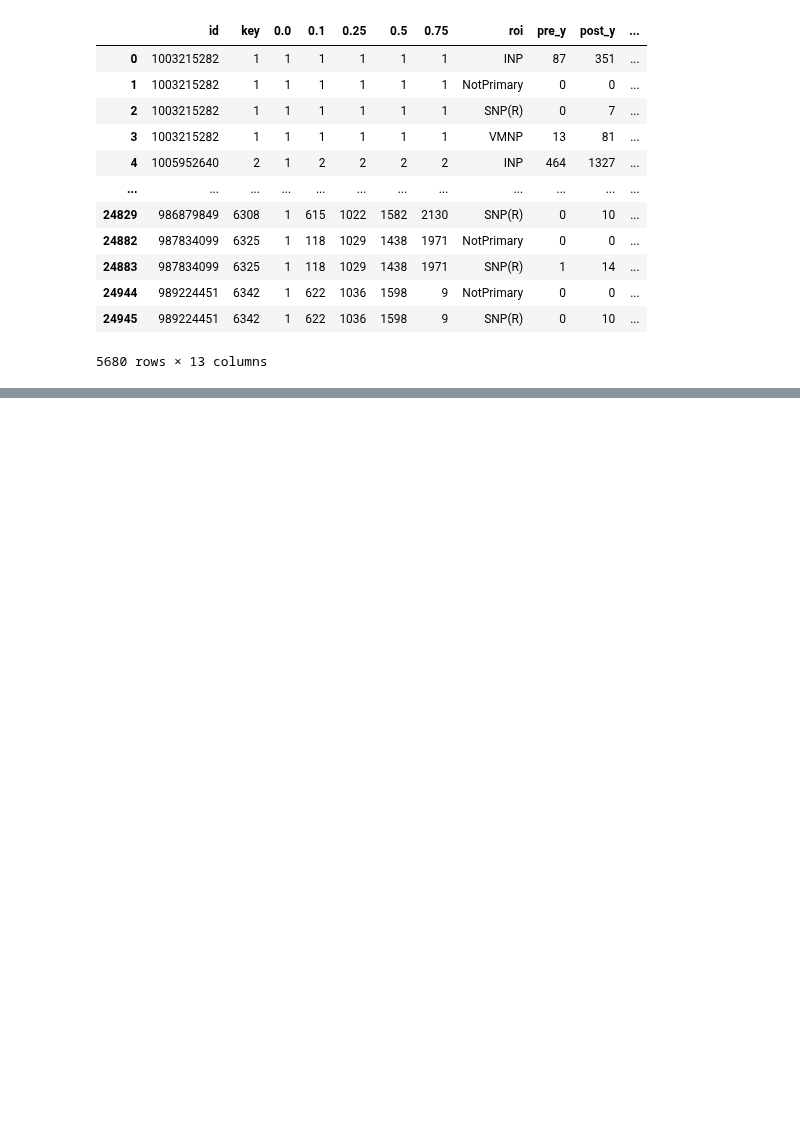
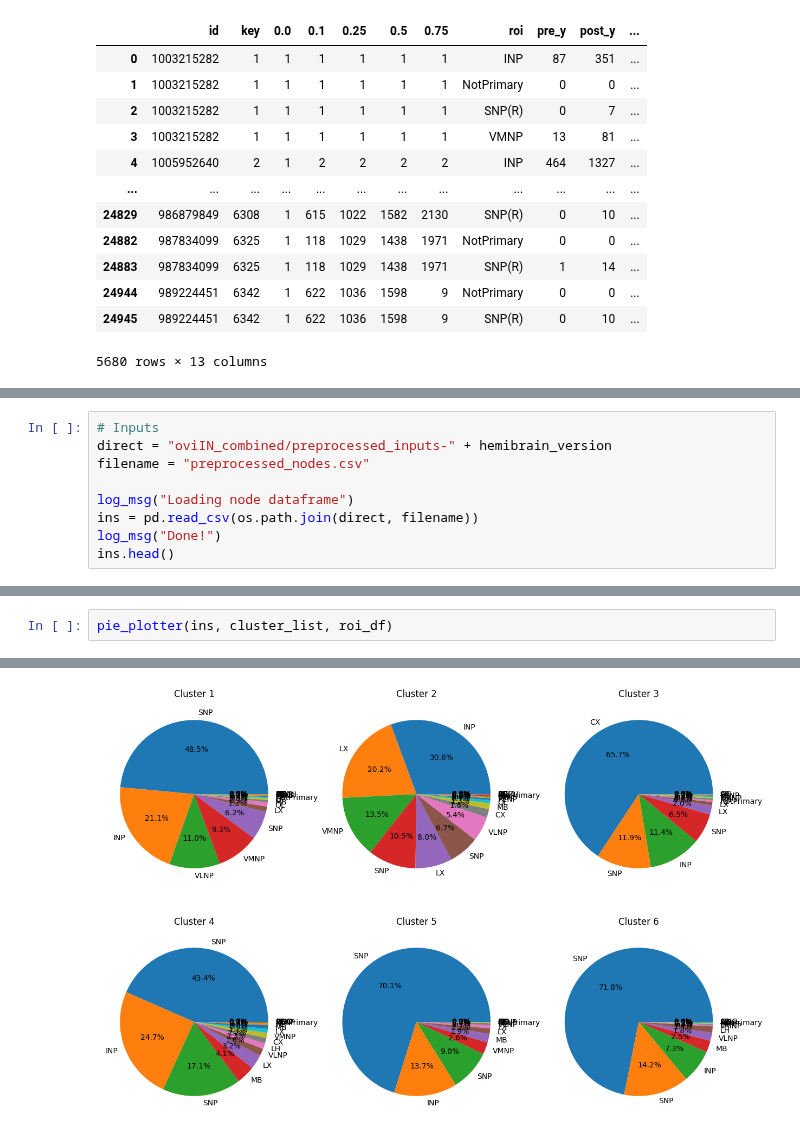
Before and after one commit to RhessaWL/flybrain-clustering, a Jupyter notebook: get_piechart.ipynb, the cells around one changed output, grey strips where cells are left out. Cells and saved outputs as stored; diff of their text form; blank space fills up the shorter version.

```diff
--- a/get_piechart.ipynb
+++ b/get_piechart.ipynb
@@ -568,0 +583,9 @@ def pie_plotter(df, cluster_list, roi_to_use, column = 'total', weight_threshold
+# %%
+# Inputs
+direct = "oviIN_combined/preprocessed_inputs-" + hemibrain_version
+filename = "preprocessed_nodes.csv"
+
+log_msg("Loading node dataframe")
+ins = pd.read_csv(os.path.join(direct, filename))
+log_msg("Done!")
+ins.head()
@@ -568,0 +602,3 @@ def pie_plotter(df, cluster_list, roi_to_use, column = 'total', weight_threshold
+# %%
+pie_plotter(ins, cluster_list, roi_df)
+# %% [output]
@@ -568,0 +610 @@ def pie_plotter(df, cluster_list, roi_to_use, column = 'total', weight_threshold
+[figure, added]
```
Also changed, not shown: parts of 17 cells of this notebook, 4 other files.
